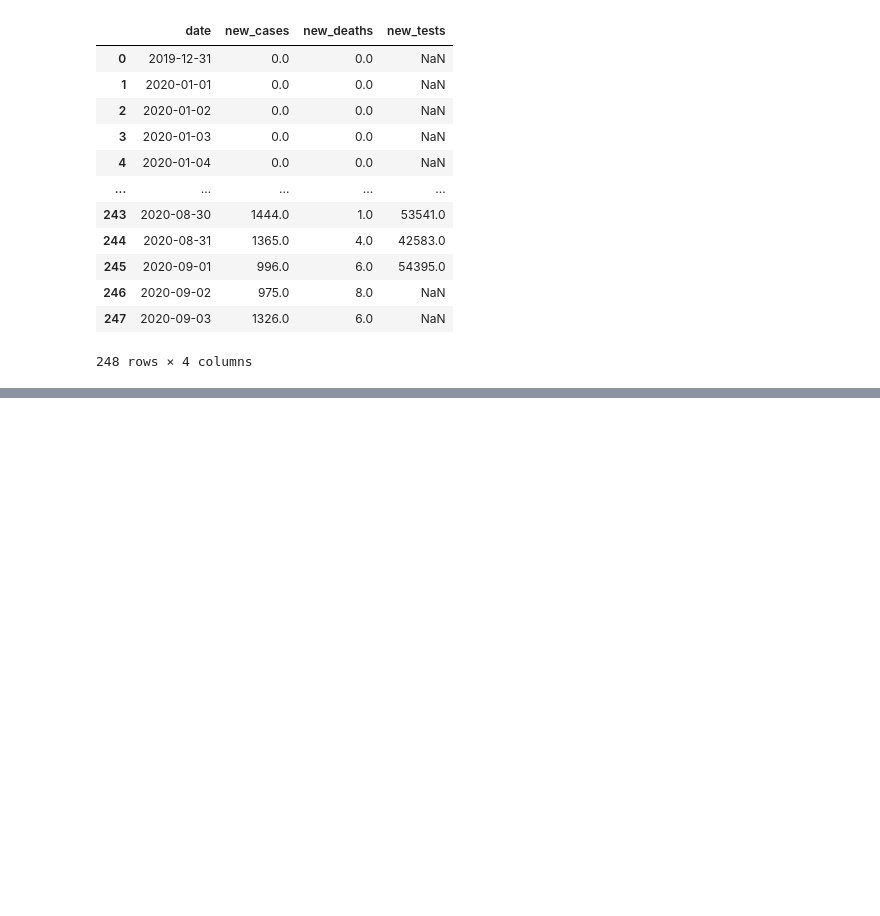
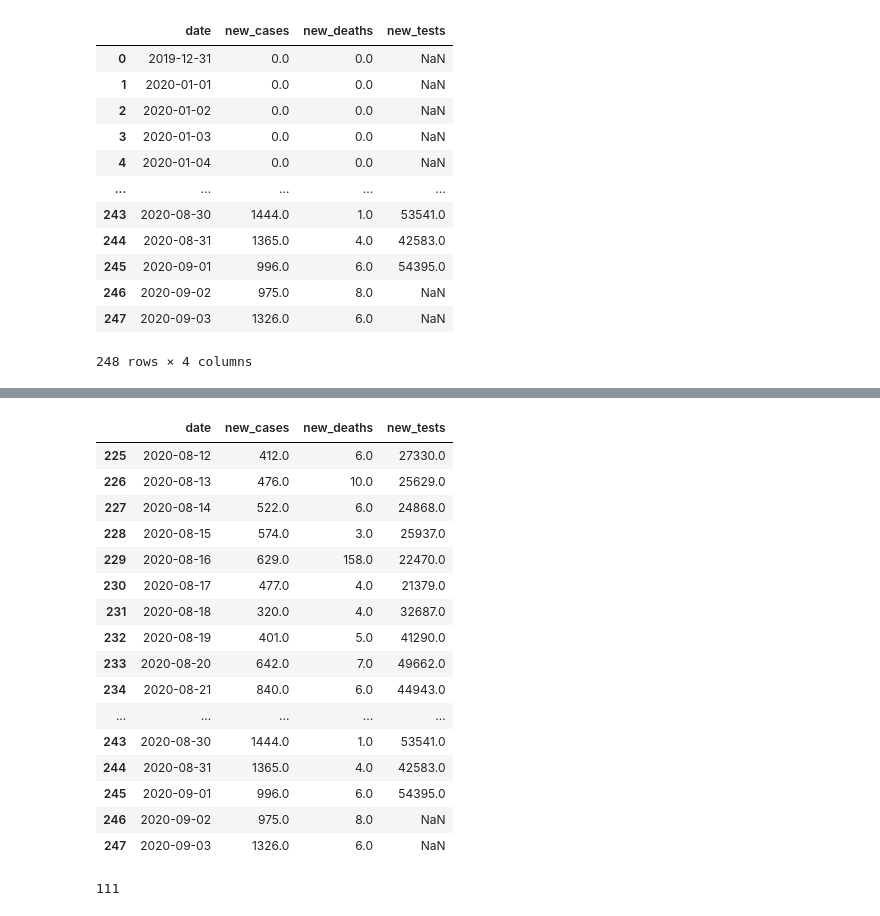
Before and after one commit to TaeMochi12/Data-Analysis, a Jupyter notebook: pandas.ipynb, the cells around one changed output, grey strips where cells are left out. Drawn from its saved outputs; the diff is of its cells as text; code cells hidden in the pictures; blank space fills up the shorter version.

```diff
--- a/pandas.ipynb
+++ b/pandas.ipynb
@@ -32,0 +180,24 @@ covid_df
+# %%
+covid_df.tail(23)
+# %% [output]
+|  | date | new_cases | new_deaths | new_tests |
+| 225 | 2020-08-12 | 412.0 | 6.0 | 27330.0 |
+| 226 | 2020-08-13 | 476.0 | 10.0 | 25629.0 |
+| 227 | 2020-08-14 | 522.0 | 6.0 | 24868.0 |
+| 228 | 2020-08-15 | 574.0 | 3.0 | 25937.0 |
+| 229 | 2020-08-16 | 629.0 | 158.0 | 22470.0 |
+| 230 | 2020-08-17 | 477.0 | 4.0 | 21379.0 |
+| 231 | 2020-08-18 | 320.0 | 4.0 | 32687.0 |
+| 232 | 2020-08-19 | 401.0 | 5.0 | 41290.0 |
+| 233 | 2020-08-20 | 642.0 | 7.0 | 49662.0 |
+| 234 | 2020-08-21 | 840.0 | 6.0 | 44943.0 |
+| ... | ... | ... | ... | ... |
+| 243 | 2020-08-30 | 1444.0 | 1.0 | 53541.0 |
+| 244 | 2020-08-31 | 1365.0 | 4.0 | 42583.0 |
+| 245 | 2020-09-01 | 996.0 | 6.0 | 54395.0 |
+| 246 | 2020-09-02 | 975.0 | 8.0 | NaN |
+| 247 | 2020-09-03 | 1326.0 | 6.0 | NaN |
+# %%
+covid_df.new_tests.first_valid_index()
+# %% [output]
+111
```
Also changed, not shown: parts of 65 cells of this notebook, 1 other file.
